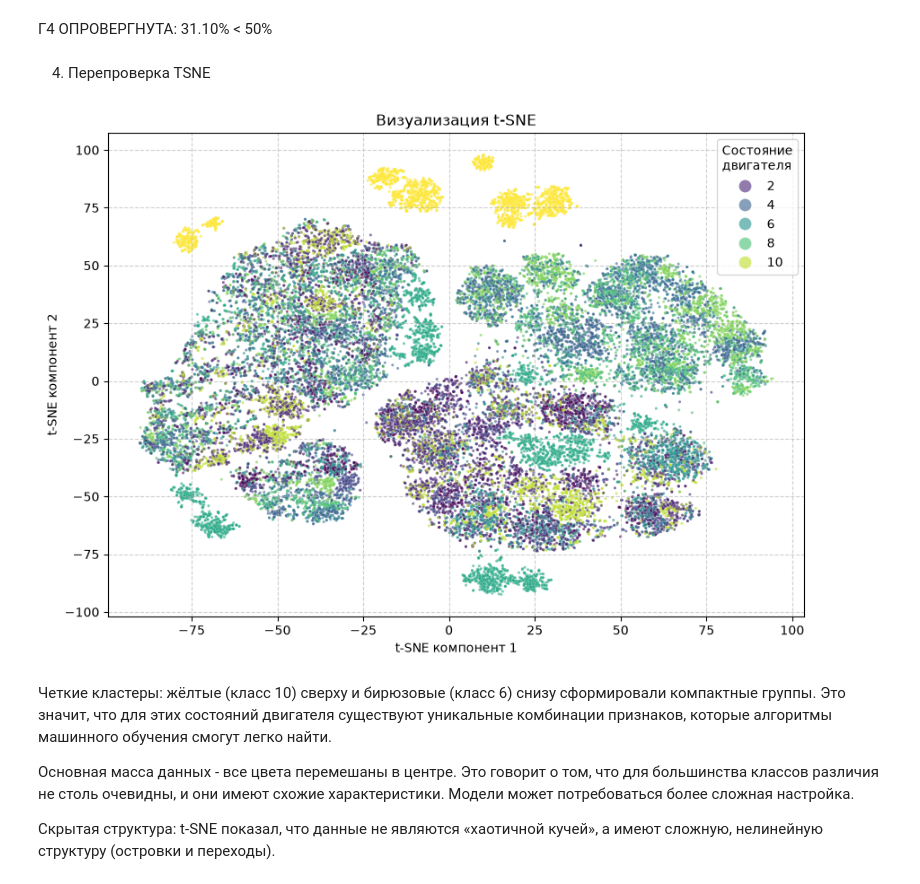
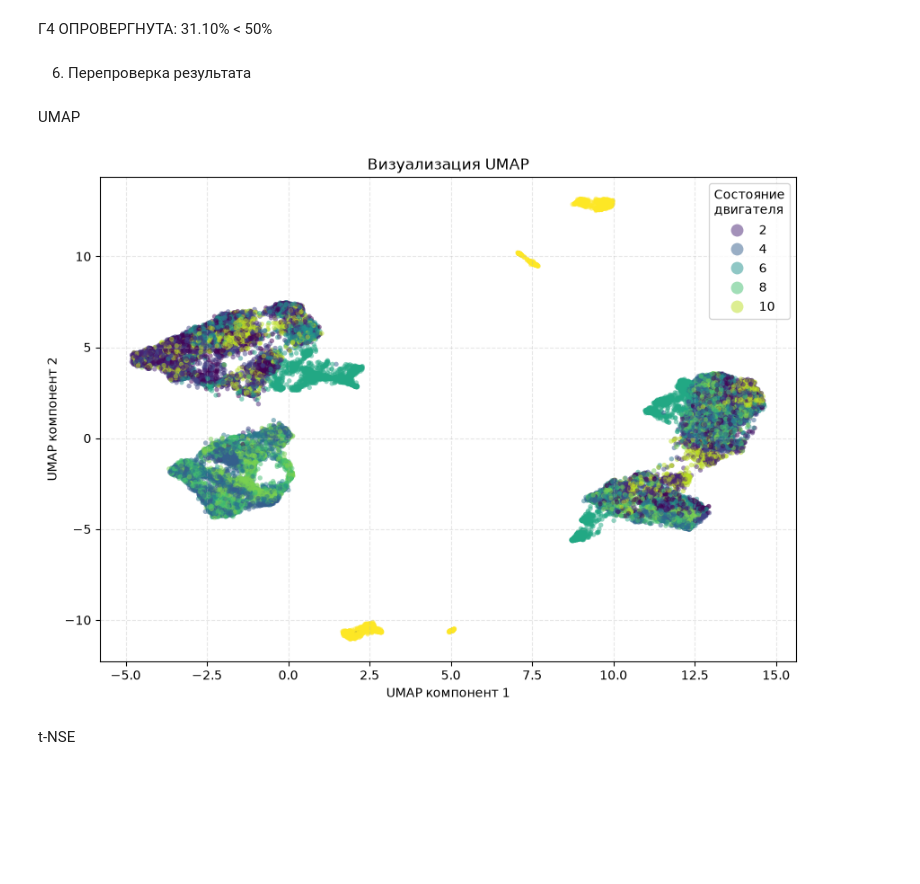
Before and after one commit to mel703/Team, a Jupyter notebook: src/reduce_data.ipynb, the cells around one changed output. Cells and saved outputs as stored; diff of their text form; code cells hidden in the pictures; blank space fills up the shorter version.

```diff
--- a/src/reduce_data.ipynb
+++ b/src/reduce_data.ipynb
@@ -37,13 +73,19 @@ corr_threshold = 0.99 # correlation_threshold
 # %%
+# Готовый сплит
+X_train, X_test, y_train, y_test = split(X, y)
+
+# Лишние столбцы ТОЛЬКО на train
+corr_train_matrix = X_train.corr().abs()
+# Только верхний треугольник без главной диагонали
+upper_train = corr_train_matrix.where(pd.DataFrame(np.triu(np.ones(corr_train_matrix.shape), k=1).astype(bool),
+                                       index=corr_train_matrix.index, columns=corr_train_matrix.columns))
+# Столбцы с корреляцией > corr_threshold
+to_drop = [column for column in upper_train.columns if any(upper_train[column] > corr_threshold)]
+print(f"Столбцы, которые можно удалить: {to_drop}")
+# Удаляем их из train и test
+X_train_reduced = X_train.drop(columns=to_drop)
+X_test_reduced = X_test.drop(columns=to_drop)
 corr_matrix = X.corr().abs() # Матрица корреляций
-
-# Только верхний треугольник без главной диагонали
-upper = corr_matrix.where(pd.DataFrame(np.triu(np.ones(corr_matrix.shape), k=1).astype(bool),
-                                       index=corr_matrix.index, columns=corr_matrix.columns))
-
-# Столбцы с корреляцией > corr_threshold
-to_drop = [column for column in upper.columns if any(upper[column] > corr_threshold)]
-print(f"Столбцы, которые можно удалить: {to_drop}")
 
 # Тепловая карта
 plt.figure(figsize=(12, 10))
@@ -51,6 +93,9 @@ sns.heatmap(corr_matrix, cmap='coolwarm', cbar_kws={'label': 'Коэффицие
 plt.title("Тепловая карта корреляций")
 plt.savefig('correlation_heatmap.png') # Сохраняем в папку figures
 plt.show()
+
+# Готовая нормализация
+X_train_scaled, X_test_scaled = prepare(X_train_reduced, X_test_reduced)
 # %% [output]
 Столбцы, которые можно удалить: ['mean_8', 'mean_9', 'mean_11', 'mean_12', 'std_8', 'std_9', 'std_10', 'std_11', 'std_12', 'skew_8', 'skew_9', 'skew_11', 'skew_12', 'kurt_8', 'kurt_9', 'kurt_11', 'kur ...
 [figure]
@@ -160,30 +221,28 @@ print(f"Общая объясненная дисперсия (в процент
 # %% [markdown]
 Г4 ОПРОВЕРГНУТА: 31.10% < 50%
 # %% [markdown]
-4. Перепроверка TSNE
+6. Перепроверка результата
+# %% [markdown]
+UMAP
 # %%
-from sklearn.manifold import TSNE
+reducer = umap.UMAP(n_neighbors=15, min_dist=0.1, random_state=seed)
 
-tsne = TSNE(n_components=2, random_state=42)
-X_tsne = tsne.fit_transform(X_train_scaled)
+X_umap = reducer.fit_transform(X_train_scaled)
 
 plt.figure(figsize=(10, 7))
-scatter = sns.scatterplot(x=X_tsne[:, 0], y=X_tsne[:, 1], hue=y_train_clean, palette='viridis', alpha=0.6, s=5, linewidth=0.1)
+scatter = sns.scatterplot(x=X_umap[:, 0], y=X_umap[:, 1], hue=y_train_clean, palette='viridis', alpha=0.5, s=15, linewidth=0)
 handles, labels = scatter.get_legend_handles_labels()
 for handle in handles:
     handle.set_markersize(10)
+plt.xlabel("UMAP компонент 1")
+plt.ylabel("UMAP компонент 2")
+plt.title("Визуализация UMAP")
+plt.legend(title="Состояние\nдвигателя", loc='upper right')
+plt.grid(True, linestyle='--', alpha=0.3)
 
-plt.title("Визуализация t-SNE")
-plt.legend(title="Состояние\nдвигателя", loc='upper right')
-plt.xlabel("t-SNE компонент 1")
-plt.ylabel("t-SNE компонент 2")
-plt.grid(True, linestyle='--', alpha=0.6)
+plt.savefig('umap_final.png')
 plt.show()
 # %% [output]
-[figure, old version]
+[figure, new version]
-# %% [markdown]
-Четкие кластеры: жёлтые (класс 10) сверху и бирюзовые (класс 6) снизу сформировали компактные группы. Это значит, что для этих состояний двигателя существуют уникальные комбинации признаков, которые алгоритмы машинного обучения смогут легко найти.
-
-Основная масса данных - все цвета перемешаны в центре. Это говорит о том, что для большинства классов различия не столь очевидны, и они имеют схожие характеристики. Модели может потребоваться более сложная настройка.
-
-Скрытая структура: t-SNE показал, что данные не являются «хаотичной кучей», а имеют сложную, нелинейную структуру (островки и переходы).
+# %% [markdown]
+t-NSE
```
Also changed, not shown: parts of 11 cells of this notebook, 7 other files.
